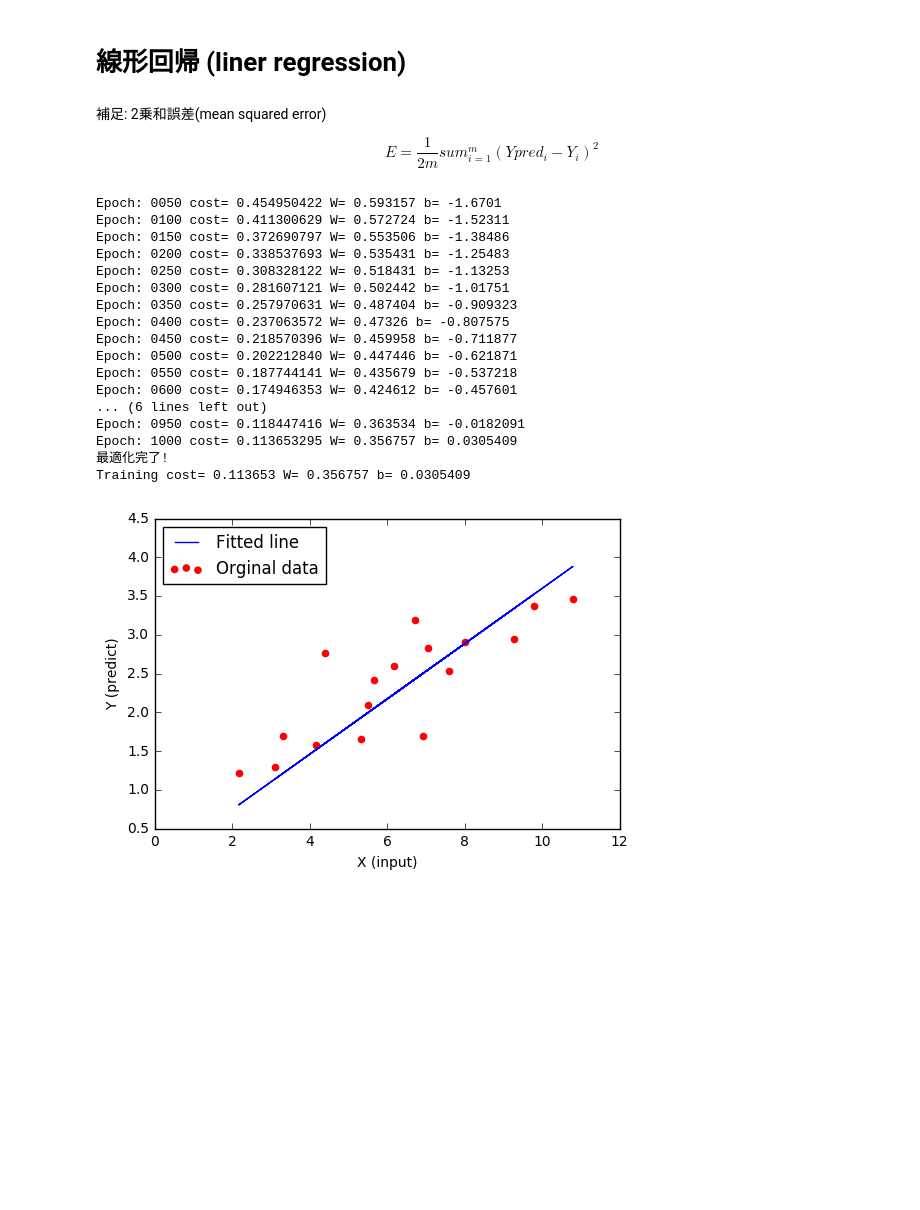
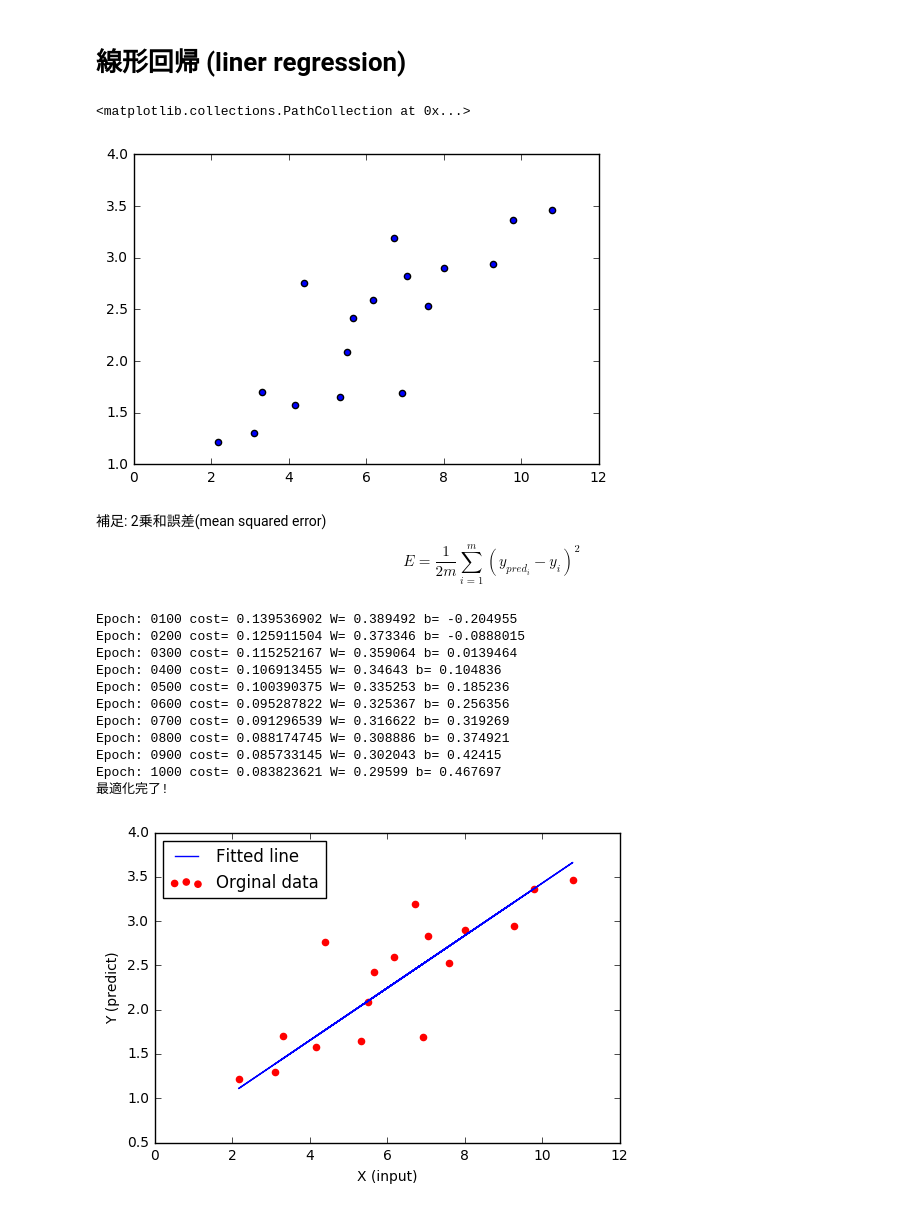
Before and after one commit to nipe0324/machine_learning_notebooks, a Jupyter notebook: tf-basic/3_liner_regression.ipynb, the cells around one changed output. Saved outputs shown, nothing was run; the diff lists cells and outputs as text; code cells hidden in the pictures; blank space fills up the shorter version.

```diff
--- a/tf-basic/3_liner_regression.ipynb
+++ b/tf-basic/3_liner_regression.ipynb
@@ -19,6 +19,12 @@ train_X = np.asarray([3.3,4.4,5.5,6.71,6.93,4.168,9.779,6.182,7.59,2.167,
 train_Y = np.asarray([1.7,2.76,2.09,3.19,1.694,1.573,3.366,2.596,2.53,1.221,
                          2.827,3.465,1.65,2.904,2.42,2.94,1.3])
 n_samples = train_X.shape[0] # トレーニング数
+# %%
+# トレーニングデータのプロット
+plt.scatter(train_X, train_Y)
+# %% [output]
+<matplotlib.collections.PathCollection at 0x...>
+[figure, added]
 # %%
 # グラフの入力 X, Y を定義
 # (placeholderはSession内での実行時に値を設定できる)
@@ -39,7 +45,7 @@ cost = tf.reduce_sum(tf.pow(predict - Y, 2)) / (2 * n_samples)
 補足: 2乗和誤差(mean squared error)
 
 $$
-E = \frac {1}{2m} sum_{i=1}^m (Ypred_i - Y_i )^2
+E = \frac {1}{2m} \sum_{i=1}^m (y_{pred_i} - y_i )^2
 $$
 # %%
 # 勾配降下 (Gradient descent)
@@ -51,45 +58,34 @@ init = tf.initialize_all_variables()
 # グラフを起動し、トレーニングを実施
 
 # 結果を保持
-result_costs = []
-result_W = None
-result_b = None
+hist = []
 
+sess = tf.InteractiveSession()
+sess.run(init)
 
-with tf.Session() as sess:
-    sess.run(init)
+for epoch in range(training_epochs): # エポック数(1000回)ループ
+    for (x, y) in zip(train_X, train_Y): # すべてのトレーニングセットをループ
+        sess.run(update, feed_dict={X: x, Y: y}) # placeholder X, Y  にデータをセットして勾配計算する
 
-    for epoch in range(training_epochs): # エポック数(1000回)ループ
-        for (x, y) in zip(train_X, train_Y): # すべてのトレーニングセットをループ
-            sess.run(optimizer, feed_dict={X: x, Y: y}) # placeholder X, Y  にデータをセットして勾配計算する
+    # コストを保存
 
-        # 現状のコスト関数を表示
-        if (epoch+1) % display_step == 0:
-            c = sess.run(cost, feed_dict={X: train_X, Y: train_Y})
-            result_costs.append(c)
-            print("Epoch:", '%04d' % (epoch+1), "cost=", "{:.9f}".format(c), \
-                      "W=", sess.run(W), "b=", sess.run(b))
+    # 現状のコストを表示
+    if (epoch+1) % display_step == 0:
+        cost_v, W_v, b_v = sess.run([cost, W, b], feed_dict={X: train_X, Y: train_Y})
+        hist.append(cost_v)
+        print("Epoch:", '%04d' % (epoch+1), "cost=", "{:.9f}".format(cost_v), \
+                  "W=", W_v, "b=", b_v)
 
-    print("最適化完了!")
-    training_cost = sess.run(cost, feed_dict={X: train_X, Y: train_Y})
-    result_W = sess.run(W)
-    result_b  = sess.run(b)
-    print("Training cost=", training_cost, "W=", result_W, "b=", result_b, "\n")
+print("最適化完了!")
 # %% [output]
-Epoch: 0050 cost= 0.454950422 W= 0.593157 b= -1.6701
-Epoch: 0100 cost= 0.411300629 W= 0.572724 b= -1.52311
-Epoch: 0150 cost= 0.372690797 W= 0.553506 b= -1.38486
-Epoch: 0200 cost= 0.338537693 W= 0.535431 b= -1.25483
-Epoch: 0250 cost= 0.308328122 W= 0.518431 b= -1.13253
-Epoch: 0300 cost= 0.281607121 W= 0.502442 b= -1.01751
-Epoch: 0350 cost= 0.257970631 W= 0.487404 b= -0.909323
-Epoch: 0400 cost= 0.237063572 W= 0.47326 b= -0.807575
-Epoch: 0450 cost= 0.218570396 W= 0.459958 b= -0.711877
-Epoch: 0500 cost= 0.202212840 W= 0.447446 b= -0.621871
-Epoch: 0550 cost= 0.187744141 W= 0.435679 b= -0.537218
-Epoch: 0600 cost= 0.174946353 W= 0.424612 b= -0.457601
-... (6 lines left out)
-Epoch: 0950 cost= 0.118447416 W= 0.363534 b= -0.0182091
-Epoch: 1000 cost= 0.113653295 W= 0.356757 b= 0.0305409
+Epoch: 0100 cost= 0.139536902 W= 0.389492 b= -0.204955
+Epoch: 0200 cost= 0.125911504 W= 0.373346 b= -0.0888015
+Epoch: 0300 cost= 0.115252167 W= 0.359064 b= 0.0139464
+Epoch: 0400 cost= 0.106913455 W= 0.34643 b= 0.104836
+Epoch: 0500 cost= 0.100390375 W= 0.335253 b= 0.185236
+Epoch: 0600 cost= 0.095287822 W= 0.325367 b= 0.256356
+Epoch: 0700 cost= 0.091296539 W= 0.316622 b= 0.319269
+Epoch: 0800 cost= 0.088174745 W= 0.308886 b= 0.374921
+Epoch: 0900 cost= 0.085733145 W= 0.302043 b= 0.42415
+Epoch: 1000 cost= 0.083823621 W= 0.29599 b= 0.467697
 最適化完了!
-Training cost= 0.113653 W= 0.356757 b= 0.0305409
@@ -96,12 +95,12 @@ Training cost= 0.113653 W= 0.356757 b= 0.0305409
 # %%
 # データのプロットと線形回帰モデルのプロット
 plt.scatter(train_X, train_Y, marker='o', color='r', label="Orginal data")
-plt.plot(train_X, result_W * train_X + result_b, label="Fitted line")
+plt.plot(train_X, predictions, label="Fitted line")
 plt.legend(loc='upper left')
 plt.xlabel('X (input)')
 plt.ylabel('Y (predict)')
 plt.show()
 # %% [output]
-[figure, old version]
+[figure, new version]
 # %%
 # 学習曲線のプロット
```
Also changed, not shown: parts of 6 cells of this notebook, 2 other files.
